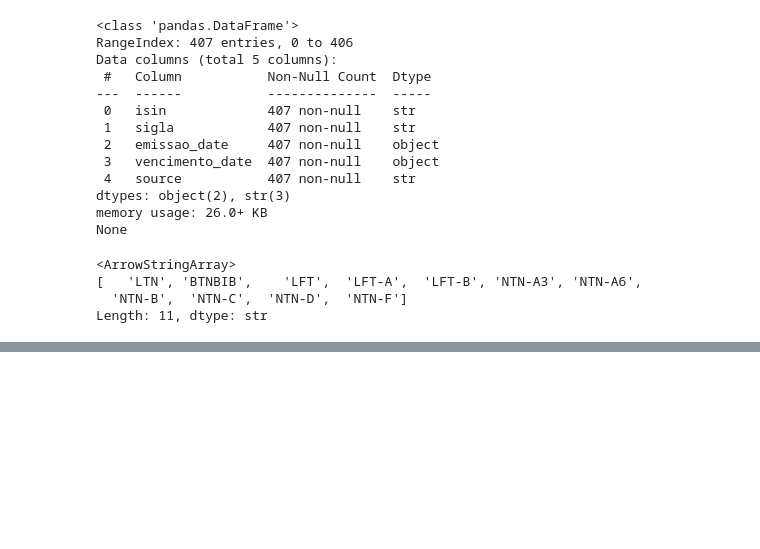
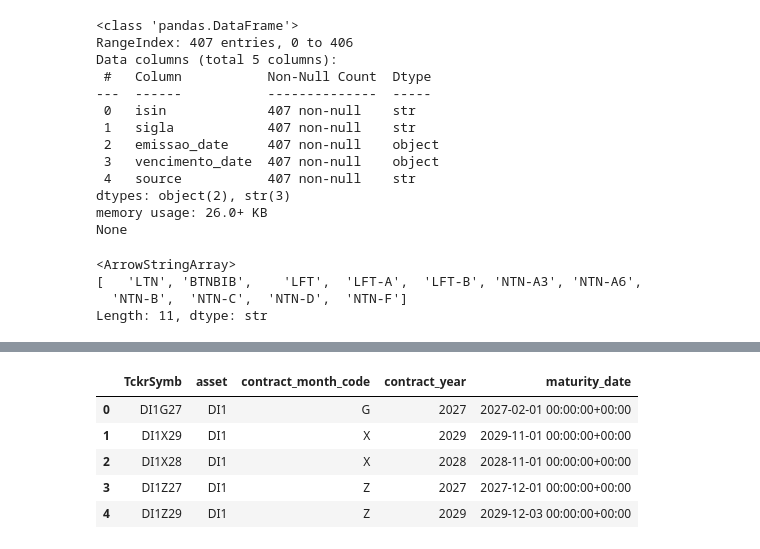
Before and after one commit to JuanRocha01/ML-ETTJ26, a Jupyter notebook: study/refined.ipynb, the cells around one changed output, grey strips where cells are left out. Drawn from its saved outputs; the diff is of its cells as text; code cells hidden in the pictures; blank space fills up the shorter version.

```diff
--- a/study/refined.ipynb
+++ b/study/refined.ipynb
@@ -208,0 +299,9 @@ Length: 11, dtype: str
+# %%
+df_master.head()
+# %% [output]
+|  | TckrSymb | asset | contract_month_code | contract_year | maturity_date |
+| 0 | DI1G27 | DI1 | G | 2027 | 2027-02-01 00:00:00+00:00 |
+| 1 | DI1X29 | DI1 | X | 2029 | 2029-11-01 00:00:00+00:00 |
+| 2 | DI1X28 | DI1 | X | 2028 | 2028-11-01 00:00:00+00:00 |
+| 3 | DI1Z27 | DI1 | Z | 2027 | 2027-12-01 00:00:00+00:00 |
+| 4 | DI1Z29 | DI1 | Z | 2029 | 2029-12-03 00:00:00+00:00 |
```
Also changed, not shown: parts of 9 cells of this notebook, 7 other files.
